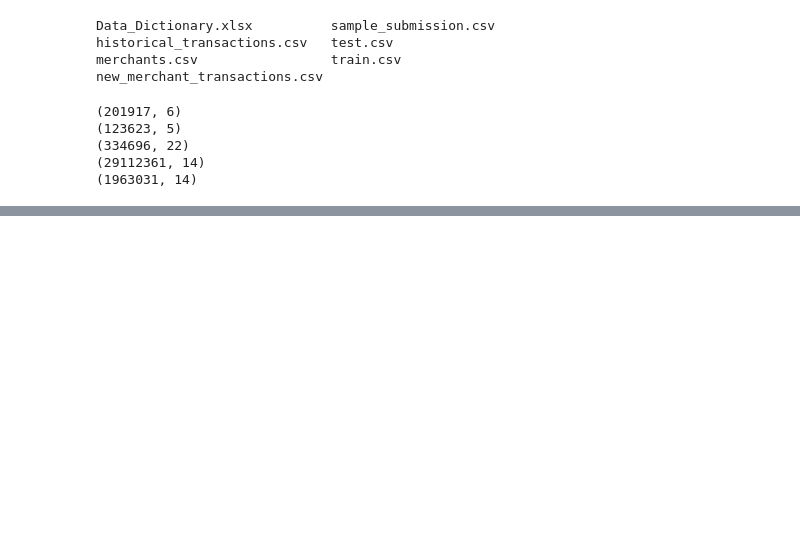
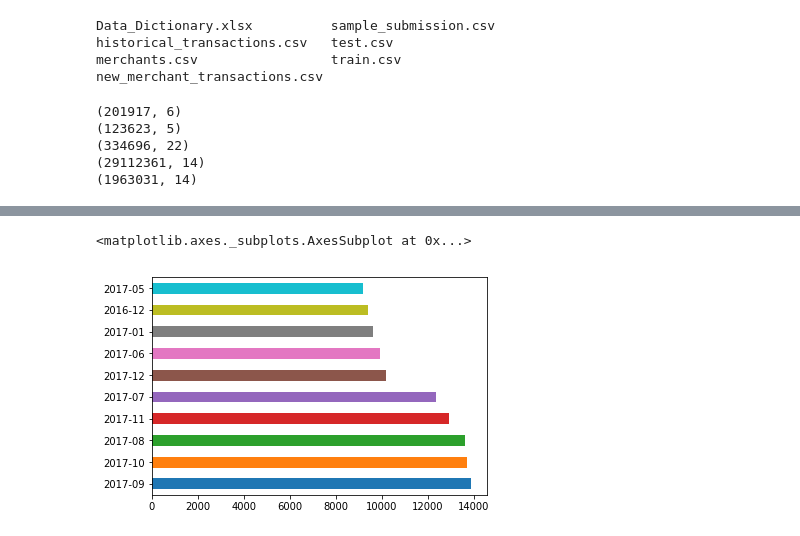
Before and after one commit to wfordh/elo_merchant, a Jupyter notebook: elo_eda.ipynb, the cells around one changed output, grey strips where cells are left out. Cells and saved outputs as stored; diff of their text form; code cells hidden in the pictures; blank space fills up the shorter version.

```diff
--- a/elo_eda.ipynb
+++ b/elo_eda.ipynb
@@ -13,7 +14,45 @@ Data_Dictionary.xlsx          sample_submission.csv
 historical_transactions.csv   test.csv
 merchants.csv                 train.csv
 new_merchant_transactions.csv
+# %%
+train_dtypes = {
+    'feature_1' : np.int32,
+    'feature_2' : np.int16,
+    'feature_3' : np.int16,
+    'target' : np.float64
+}
+
+test_dtypes = {
+    'feature_1' : np.int16,
+    'feature_2' : np.int16,
+    'feature_3' : np.int16
+}
+
+merch_dtypes = {
+    'merchant_group_id' : np.int32,
+    'merchant_category_id' : np.int16,
+    'subsector_id' : np.int16,
+    'active_months_lag3' : np.int16,
+    'active_months_lag6' : np.int16,
+    'avg_sales_lag3' : np.float64,
+    'avg_sales_lag6' : np.float64,
+    'avg_sales_lag12' : np.float64,
+    'active_months_lag12' : np.int16,
+    'city_id' : np.int16,
+    'state_id' : np.int16,
+    'category_2' : np.float16
+}
+
+trans_dtypes = {
+    'city_id': np.int16,
+    'installments': np.int16,
+    'merchant_category_id': np.int16,
+    'month_lag': np.int16,
+    'category_2': np.float64,
+    'state_id': np.int16,
+    'subsector_id': np.int16
+}
 # %%
-train = pd.read_csv('data/train.csv')
-test = pd.read_csv('data/test.csv')
+train = pd.read_csv('data/train.csv', dtype=train_dtypes)
+test = pd.read_csv('data/test.csv', dtype=test_dtypes)
 # %%
@@ -51,0 +126,5 @@ dtype: object
+# %%
+train.first_active_month.value_counts().head(10).plot(kind='barh')
+# %% [output]
+<matplotlib.axes._subplots.AxesSubplot at 0x...>
+[figure, added]
```
Also changed, not shown: parts of 39 cells of this notebook.
